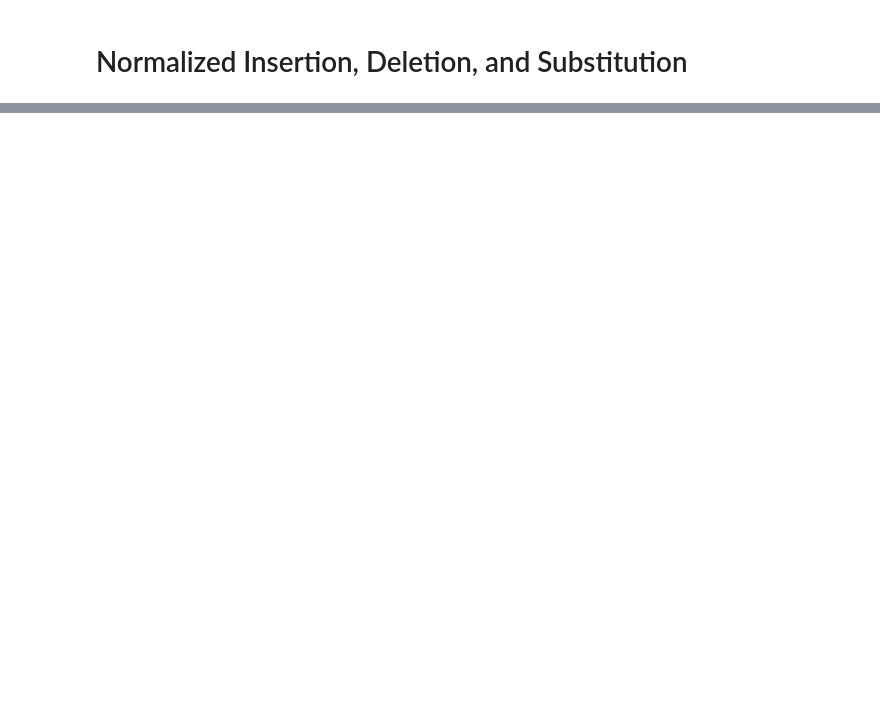
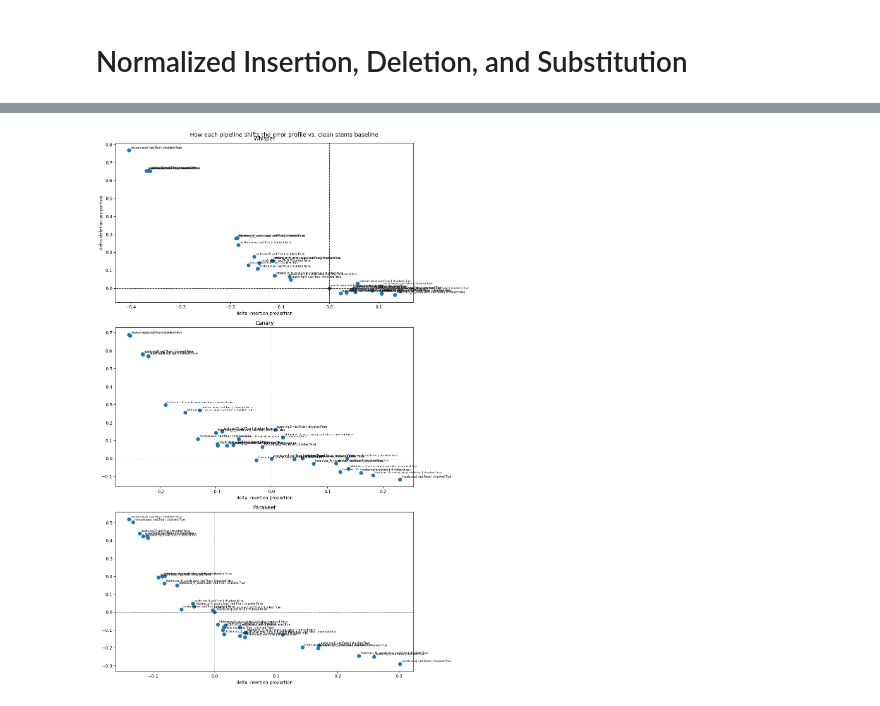
Before and after one commit to Ryan5453/lyricscribe, a Jupyter notebook: data/analysis.ipynb, the cells around one changed output, grey strips where cells are left out. Saved outputs shown, nothing was run; the diff lists cells and outputs as text; code cells hidden in the pictures; blank space fills up the shorter version.

```diff
--- a/data/analysis.ipynb
+++ b/data/analysis.ipynb
@@ -75,0 +80,44 @@ plt.show()
+# %%
+
+idf['insertion_prop'] = idf['insertions'] / idf['total_errors']
+idf['deletion_prop'] = idf['deletions'] / idf['total_errors']
+idf['substitution_prop'] = idf['substitutions'] /idf['total_errors']
+
+
+
+
+fig, axes = plt.subplots(3, 1, figsize=(12, 18), sharey=False, sharex=False)
+
+for ax, (model_id, model_name) in zip(axes, model_labels.items()):
+
+    m = idf[idf["model"] == model_id].copy()
+
+    baseline = m[
+        (m['filename'] == "vocals.wav") & (m['vad'] == False) & (m['chunked'] == False)
+    ].iloc[0]
+
+
+    m["d_insertion"] = m["insertion_prop"] -  baseline['insertion_prop']
+    m['d_deletion'] = m["deletion_prop"] - baseline["deletion_prop"]
+
+    m['pipeline'] = m['filename']  + '| vad:' + m['vad'].astype(str) + ' | chunked:' + m['chunked'].astype(str)
+
+    ax.scatter(m['d_insertion'], m['d_deletion'], s=60)
+
+    for _, row in m.iterrows():
+        ax.annotate(row['pipeline'], (row['d_insertion'], row['d_deletion']),
+                    fontsize=6, textcoords='offset points', xytext=(4, 4))
+
+    ax.axhline(0, color='black', linewidth=0.7, linestyle='--')
+    ax.axvline(0, color='black', linewidth=0.7, linestyle='--')
+    ax.set_title(model_name, fontsize=12)
+    ax.set_xlabel('delta insertion proportion')
+    ax.set_ylabel('delta deletion proportion' if ax == axes[0] else '')
+
+
+
+fig.suptitle('How each pipeline shifts the error profile vs. clean stems baseline', fontsize=13)
+plt.tight_layout()
+plt.show()
+# %% [output]
+[figure, added]
```
Also changed, not shown: parts of 3 cells of this notebook.
